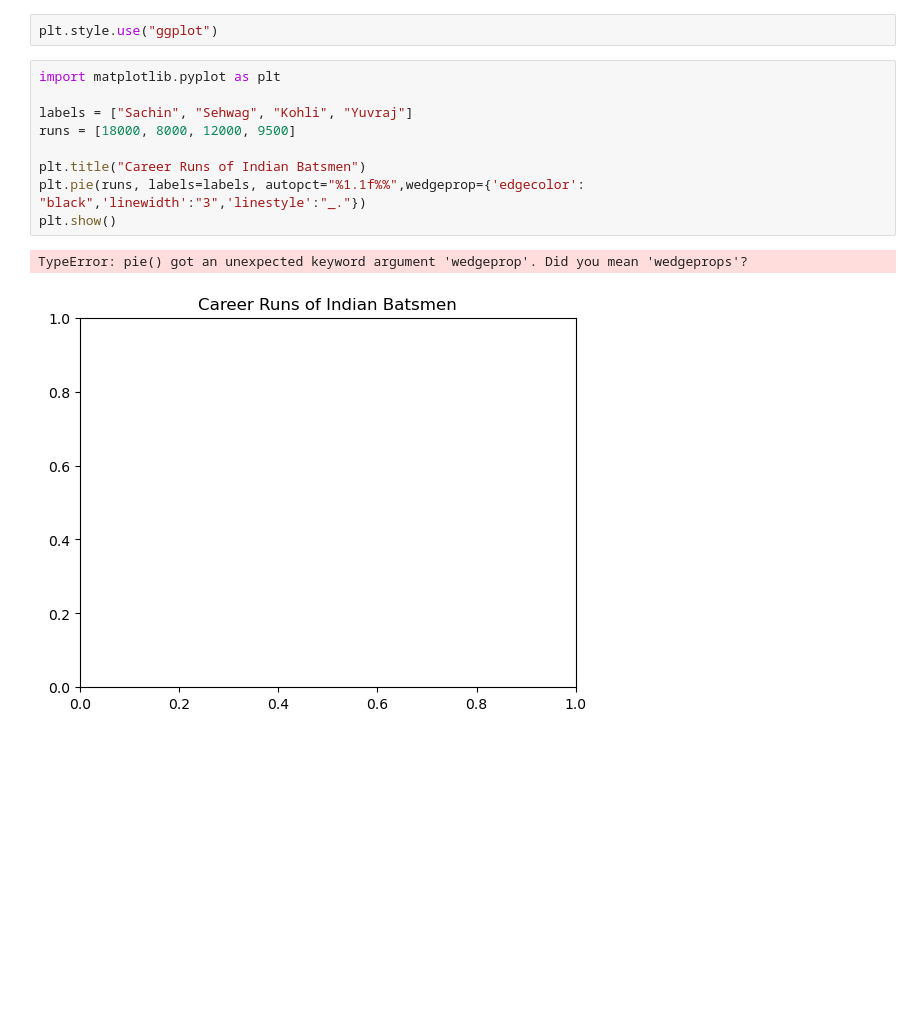
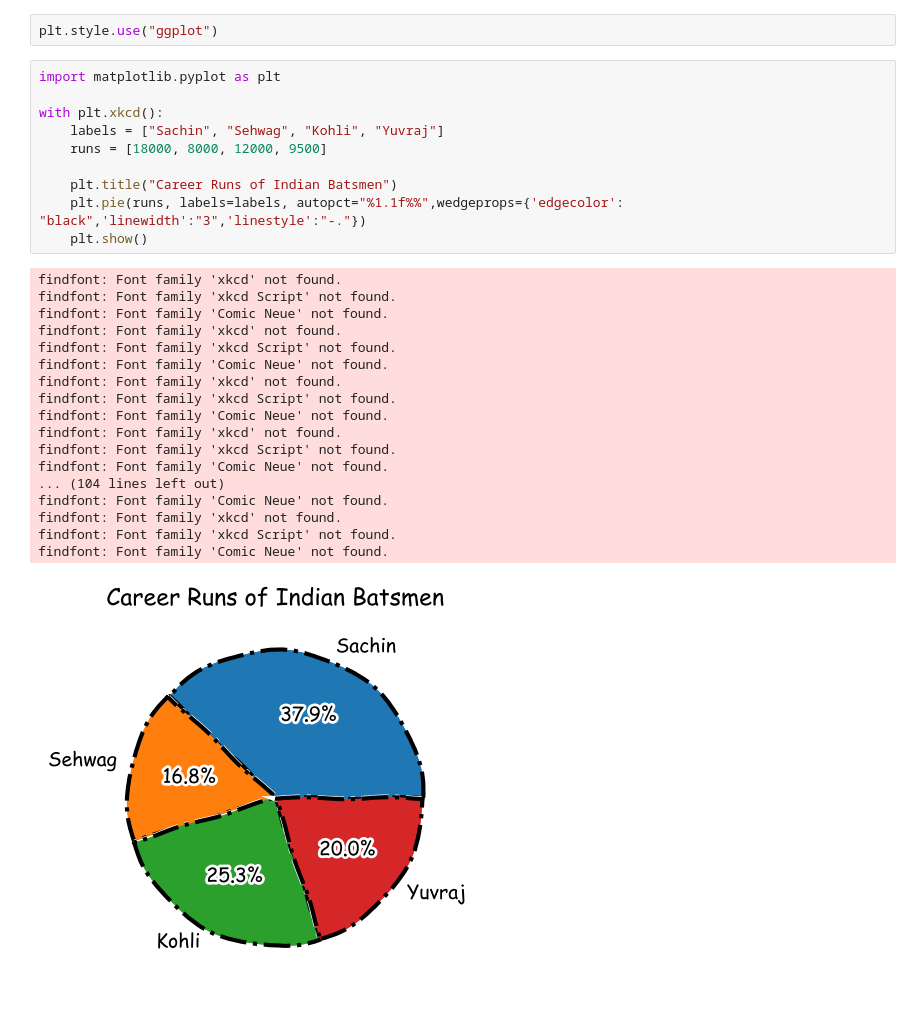
Before and after one commit to piyush332020/jupyter_notebook, a Jupyter notebook: matplotlib/pichart.ipynb, the cells around one changed output. Cells and saved outputs as stored; diff of their text form; blank space fills up the shorter version.

```diff
--- a/matplotlib/pichart.ipynb
+++ b/matplotlib/pichart.ipynb
@@ -5,12 +5,29 @@ plt.style.use("ggplot")
 # %%
 import matplotlib.pyplot as plt
 
-labels = ["Sachin", "Sehwag", "Kohli", "Yuvraj"]
-runs = [18000, 8000, 12000, 9500]
+with plt.xkcd():
+    labels = ["Sachin", "Sehwag", "Kohli", "Yuvraj"]
+    runs = [18000, 8000, 12000, 9500]
 
-plt.title("Career Runs of Indian Batsmen")
-plt.pie(runs, labels=labels, autopct="%1.1f%%",wedgeprop={'edgecolor': "black",'linewidth':"3",'linestyle':"_."})
-plt.show()
+    plt.title("Career Runs of Indian Batsmen")
+    plt.pie(runs, labels=labels, autopct="%1.1f%%",wedgeprops={'edgecolor': "black",'linewidth':"3",'linestyle':"-."})
+    plt.show()
 # %% [output]
-TypeError: pie() got an unexpected keyword argument 'wedgeprop'. Did you mean 'wedgeprops'?
+findfont: Font family 'xkcd' not found.
+findfont: Font family 'xkcd Script' not found.
+findfont: Font family 'Comic Neue' not found.
+findfont: Font family 'xkcd' not found.
+findfont: Font family 'xkcd Script' not found.
+findfont: Font family 'Comic Neue' not found.
+findfont: Font family 'xkcd' not found.
+findfont: Font family 'xkcd Script' not found.
+findfont: Font family 'Comic Neue' not found.
+findfont: Font family 'xkcd' not found.
+findfont: Font family 'xkcd Script' not found.
+findfont: Font family 'Comic Neue' not found.
+... (104 lines left out)
+findfont: Font family 'Comic Neue' not found.
+findfont: Font family 'xkcd' not found.
+findfont: Font family 'xkcd Script' not found.
+findfont: Font family 'Comic Neue' not found.
-[figure, old version]
+[figure, new version]
```
